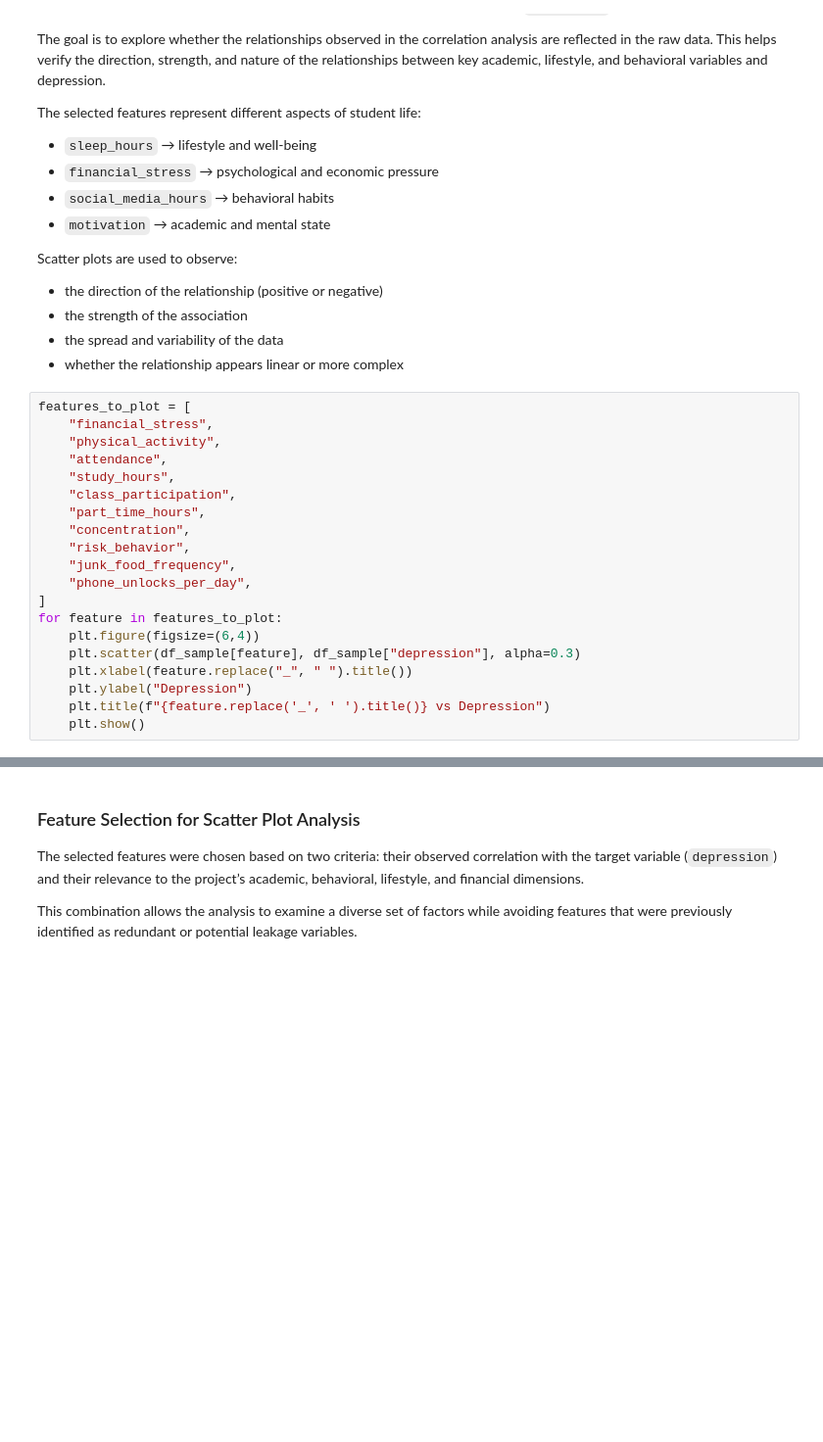
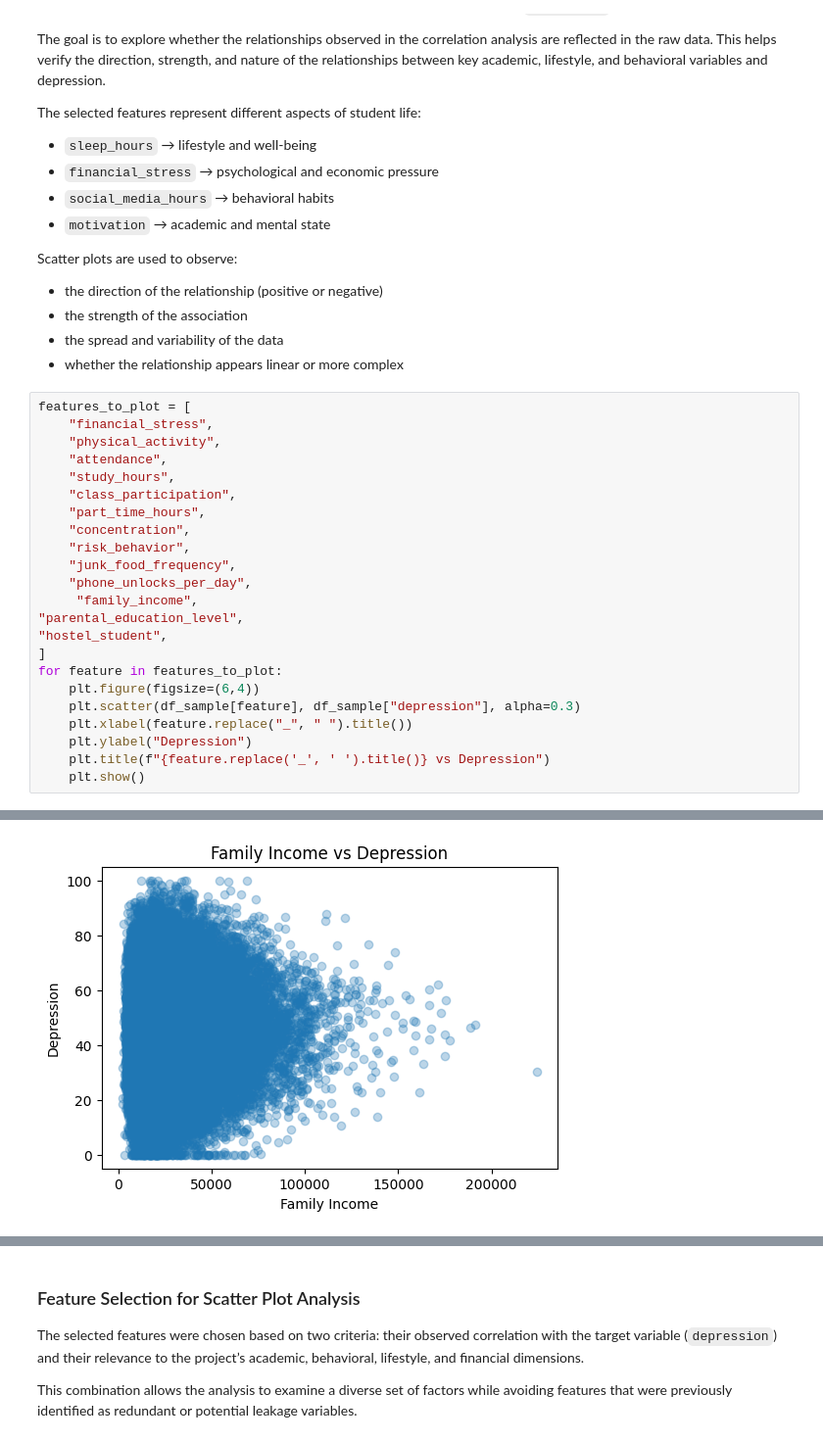
Before and after one commit to XyronTeam/ml-project, a Jupyter notebook: src/dataset_b/notebook_b.ipynb, the cells around one changed output, grey strips where cells are left out. Shown at 98% size. Drawn from its saved outputs; the diff is of its cells as text; blank space fills up the shorter version.

```diff
--- a/src/dataset_b/notebook_b.ipynb
+++ b/src/dataset_b/notebook_b.ipynb
@@ -630,30 +630,34 @@ Scatter plots are used to observe:
 features_to_plot = [
     "financial_stress",
     "physical_activity",
     "attendance",
     "study_hours",
     "class_participation",
     "part_time_hours",
     "concentration",
     "risk_behavior",
     "junk_food_frequency",
     "phone_unlocks_per_day",
+     "family_income",
+"parental_education_level",
+"hostel_student",
 ]
 for feature in features_to_plot:
     plt.figure(figsize=(6,4))
     plt.scatter(df_sample[feature], df_sample["depression"], alpha=0.3)
     plt.xlabel(feature.replace("_", " ").title())
     plt.ylabel("Depression")
     plt.title(f"{feature.replace('_', ' ').title()} vs Depression")
     plt.show()
 # %% [output]
 [figure]
 [figure]
 [figure]
 [figure]
 [figure]
 [figure]
 [figure]
 [figure]
 [figure]
 [figure]
+[figure, added]
```
Also changed, not shown: parts of 6 cells of this notebook.
